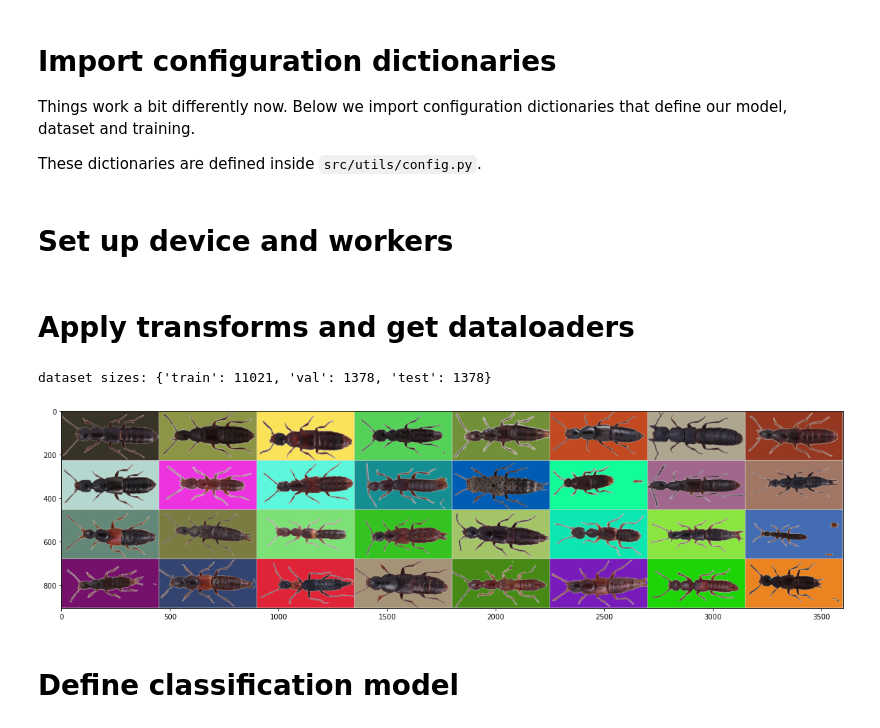
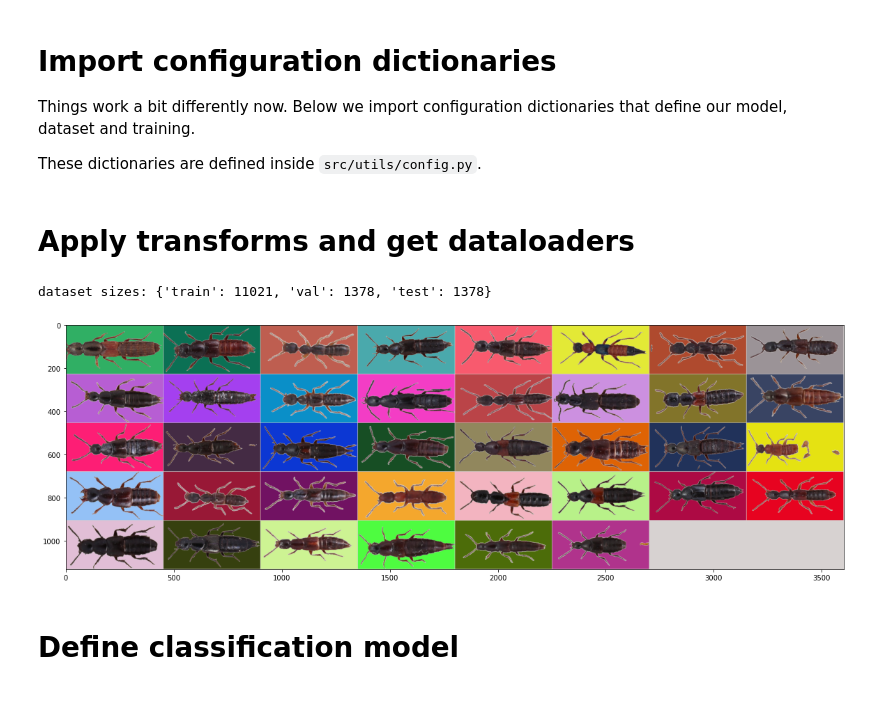
Before and after one commit to JackismyShephard/eternal-bugshine, a Jupyter notebook: playground.ipynb, the cells around one changed output. Cells and saved outputs as stored; diff of their text form; code cells hidden in the pictures; blank space fills up the shorter version.

```diff
--- a/playground.ipynb
+++ b/playground.ipynb
@@ -27,22 +27,18 @@ dataset_config = BEETLE_DATASET
 model_config = RESNET18_FULL
 training_config = DEFAULT_TRAINING
 plot_config = DEFAULT_PLOTTING
-# %% [markdown]
-# Set up device and workers
 # %% [markdown]
 # Apply transforms and get dataloaders
 # %%
-dataset_config['batch_size'] = 32
-
 data_loaders, dataset_sizes = dataset_to_dataloaders(dataset_config)
 iterable = iter(data_loaders['train'])
 images, labels = next(iterable)
 tensor_grid = make_grid(images, nrow=8)
 image_grid = postprocess_image(tensor_to_image(tensor_grid))
 show_img(image_grid, figsize=(20, 20))
 # %% [output]
 dataset sizes: {'train': 11021, 'val': 1378, 'test': 1378}
-[figure, old version]
+[figure, new version]
 # %% [markdown]
 # Define classification model
 # %%
```
Also changed, not shown: parts of 4 cells of this notebook.
